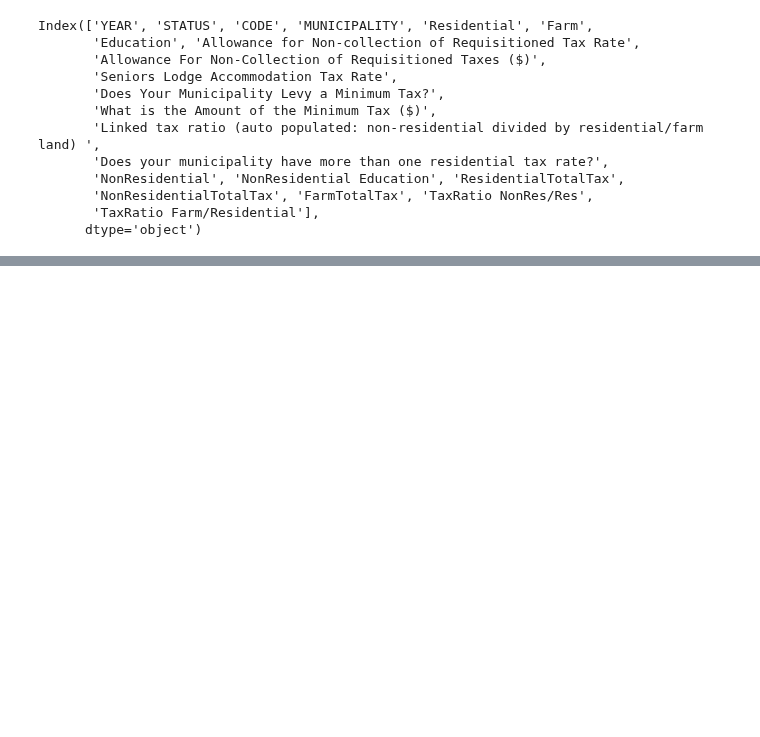
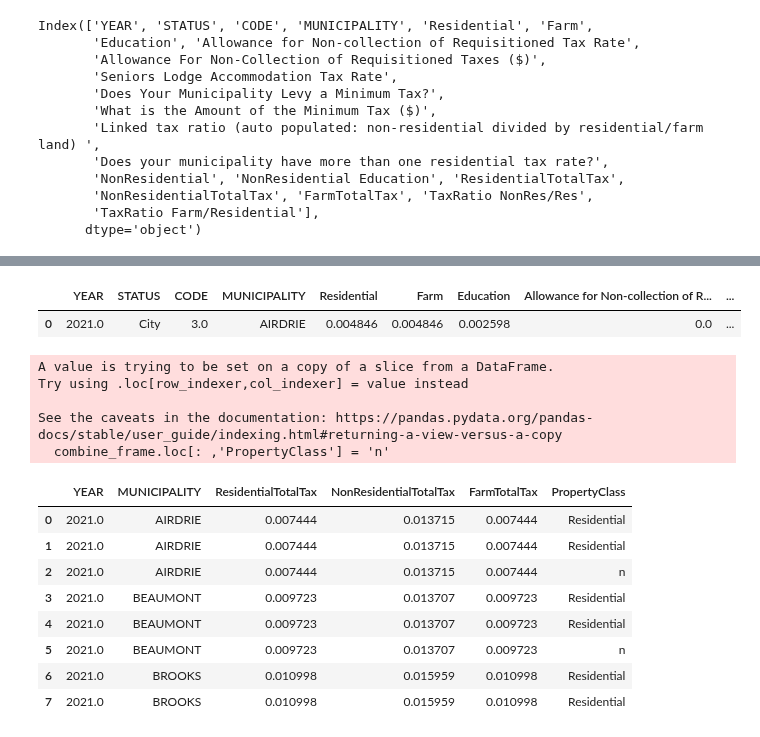
Before and after one commit to ddsarai/propertTax_comps, a Jupyter notebook: AB_BC_ptax_2021.ipynb, the cells around one changed output, grey strips where cells are left out. Drawn from its saved outputs; the diff is of its cells as text; code cells hidden in the pictures; blank space fills up the shorter version.

Commit message:
Prep for combined frame

```diff
--- a/AB_BC_ptax_2021.ipynb
+++ b/AB_BC_ptax_2021.ipynb
@@ -382,0 +380,34 @@ AbBc_combineframe
+# %%
+ab_ptax.head(1)
+# %% [output]
+|  | YEAR | STATUS | CODE | MUNICIPALITY | Residential | Farm | Education | Allowance for Non-collection of R... | ... |
+| 0 | 2021.0 | City | 3.0 | AIRDRIE | 0.004846 | 0.004846 | 0.002598 | 0.0 | ... |
+# %%
+# Redo
+combine_frame = ab_ptax[['YEAR', 'MUNICIPALITY', 'ResidentialTotalTax', 'NonResidentialTotalTax', 'FarmTotalTax']]
+
+combine_frame.loc[: ,'PropertyClass'] = 'n'
+# %% [output]
+A value is trying to be set on a copy of a slice from a DataFrame.
+Try using .loc[row_indexer,col_indexer] = value instead
+
+See the caveats in the documentation: https://pandas.pydata.org/pandas-docs/stable/user_guide/indexing.html#returning-a-view-versus-a-copy
+  combine_frame.loc[: ,'PropertyClass'] = 'n'
+# %%
+combine_frame = combine_frame.loc[combine_frame.index.repeat(3),:].reset_index(drop=True)
+# %%
+idx_duplicate_res = combine_frame.duplicated(keep='last')
+# %%
+combine_frame.loc[idx_duplicate_res, 'PropertyClass'] = 'Residential'
+# %%
+combine_frame.head(8)
+# %% [output]
+|  | YEAR | MUNICIPALITY | ResidentialTotalTax | NonResidentialTotalTax | FarmTotalTax | PropertyClass |
+| 0 | 2021.0 | AIRDRIE | 0.007444 | 0.013715 | 0.007444 | Residential |
+| 1 | 2021.0 | AIRDRIE | 0.007444 | 0.013715 | 0.007444 | Residential |
+| 2 | 2021.0 | AIRDRIE | 0.007444 | 0.013715 | 0.007444 | n |
+| 3 | 2021.0 | BEAUMONT | 0.009723 | 0.013707 | 0.009723 | Residential |
+| 4 | 2021.0 | BEAUMONT | 0.009723 | 0.013707 | 0.009723 | Residential |
+| 5 | 2021.0 | BEAUMONT | 0.009723 | 0.013707 | 0.009723 | n |
+| 6 | 2021.0 | BROOKS | 0.010998 | 0.015959 | 0.010998 | Residential |
+| 7 | 2021.0 | BROOKS | 0.010998 | 0.015959 | 0.010998 | Residential |
```
Also changed, not shown: parts of 33 cells of this notebook.
